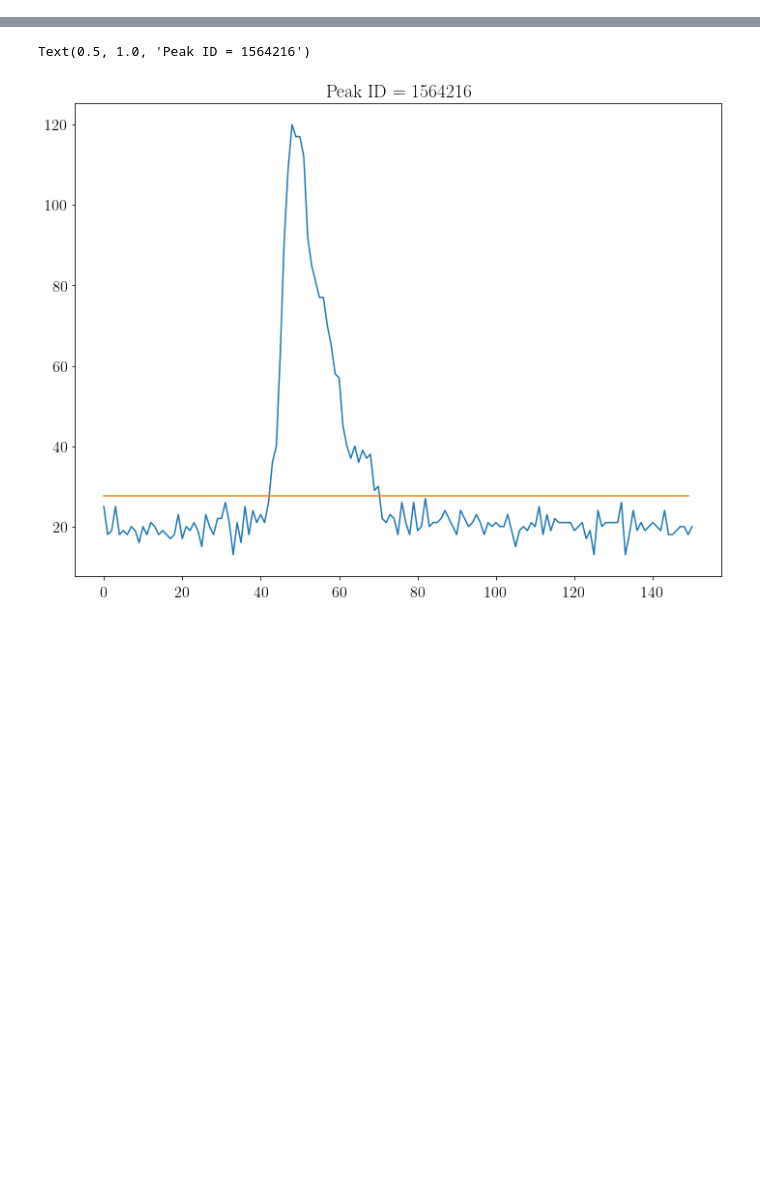
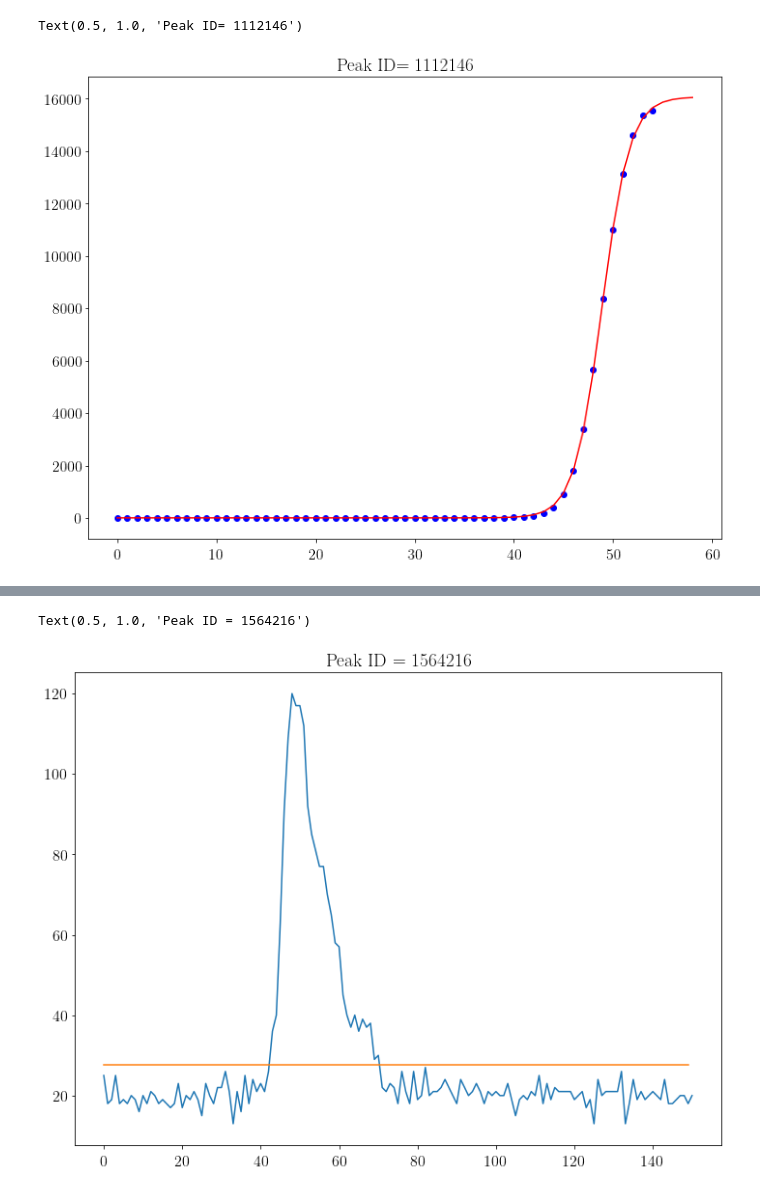
Before and after one commit to jiyongso/jupyter, a Jupyter notebook: psd/psd3.ipynb, the cells around one changed output, grey strips where cells are left out. Drawn from its saved outputs; the diff is of its cells as text; code cells hidden in the pictures; blank space fills up the shorter version.

```diff
--- a/psd/psd3.ipynb
+++ b/psd/psd3.ipynb
@@ -92,0 +83,2 @@ smf
+# %%
+smf2=smf[smf["pcov"]!=1]
@@ -92,0 +94,15 @@ smf
+# %%
+peakid = smf2.index[1]
+
+maxind = psd.loc[peakid]["MaxIndex"]
+yy = psd.loc[peakid, 5:int(maxind)]
+xx = np.arange(yy.shape[0])
+x2 = np.arange(yy.shape[0]+4)
+plt.plot(xx, yy, 'bo', label="data ID = "+str(peakid))
+popt = smf2.loc[peakid]["a":"d"]
+plt.plot(x2, smoothstep(x2, popt[0], popt[1], popt[2], popt[3]),
+              'r-', label="smooth step function, b= %5.3f, c=%5.3f"%(popt[1], popt[2]))
+plt.title("Peak ID= %d"%peakid)
+# %% [output]
+Text(0.5, 1.0, 'Peak ID= 1112146')
+[figure, added]
```
Also changed, not shown: parts of 12 cells of this notebook, 16 other files.
